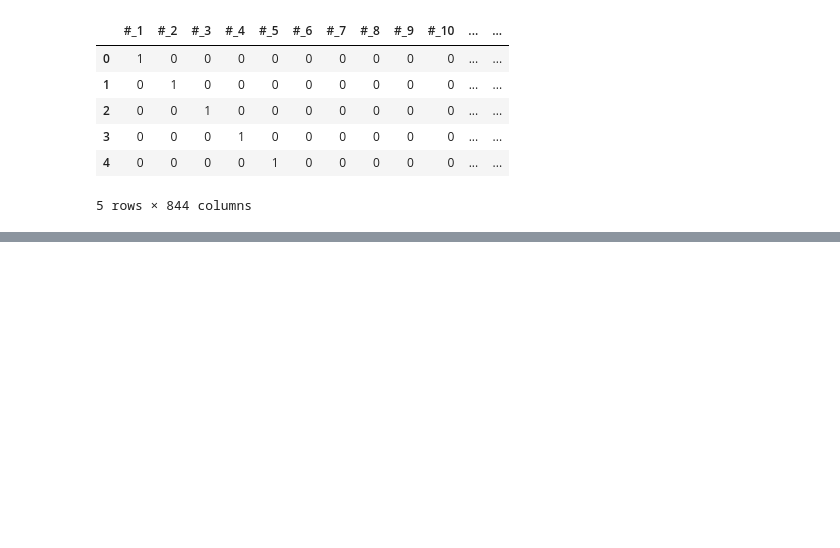
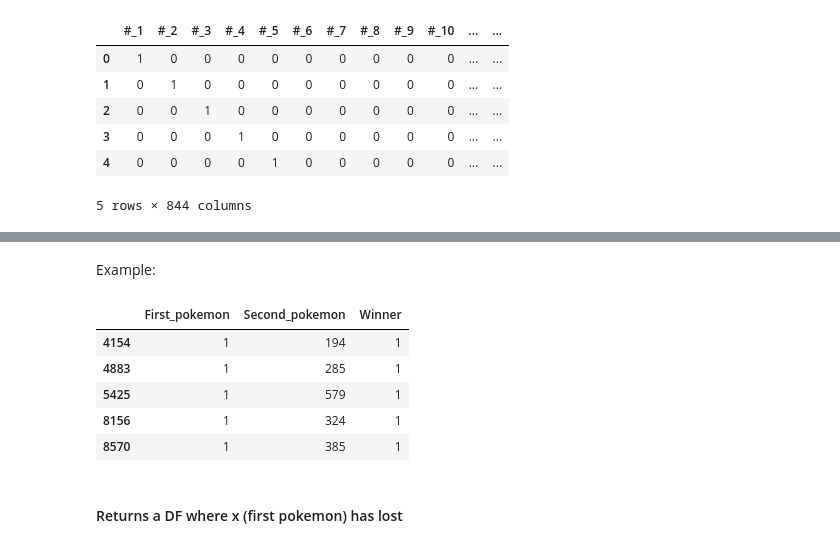
Before and after one commit to dannypadilla/pokemon-battle-predictor, a Jupyter notebook: pokemon-battle-prediction.ipynb, the cells around one changed output, grey strips where cells are left out. Saved outputs shown, nothing was run; the diff lists cells and outputs as text; code cells hidden in the pictures; blank space fills up the shorter version.

```diff
--- a/pokemon-battle-prediction.ipynb
+++ b/pokemon-battle-prediction.ipynb
@@ -143,0 +207,17 @@ pokemon_df_ohe.head()
+# %%
+won_df = lambda x: combats[ (combats["First_pokemon"] == x) & (combats["Winner"] == x) ]
+# %% [markdown]
+Example:
+# %%
+pokemon_number = 1
+
+won_df(pokemon_number).head() # pokemon 1 wins
+# %% [output]
+|  | First_pokemon | Second_pokemon | Winner |
+| 4154 | 1 | 194 | 1 |
+| 4883 | 1 | 285 | 1 |
+| 5425 | 1 | 579 | 1 |
+| 8156 | 1 | 324 | 1 |
+| 8570 | 1 | 385 | 1 |
+# %% [markdown]
+#### Returns a DF where x (first pokemon) has lost
```
Also changed, not shown: parts of 29 cells of this notebook.
